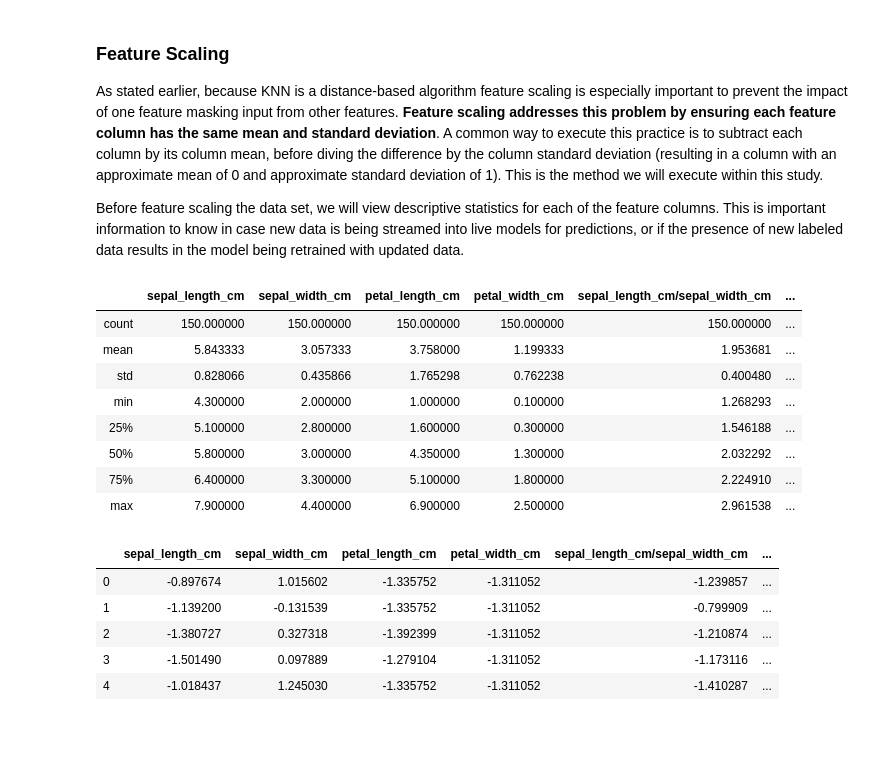
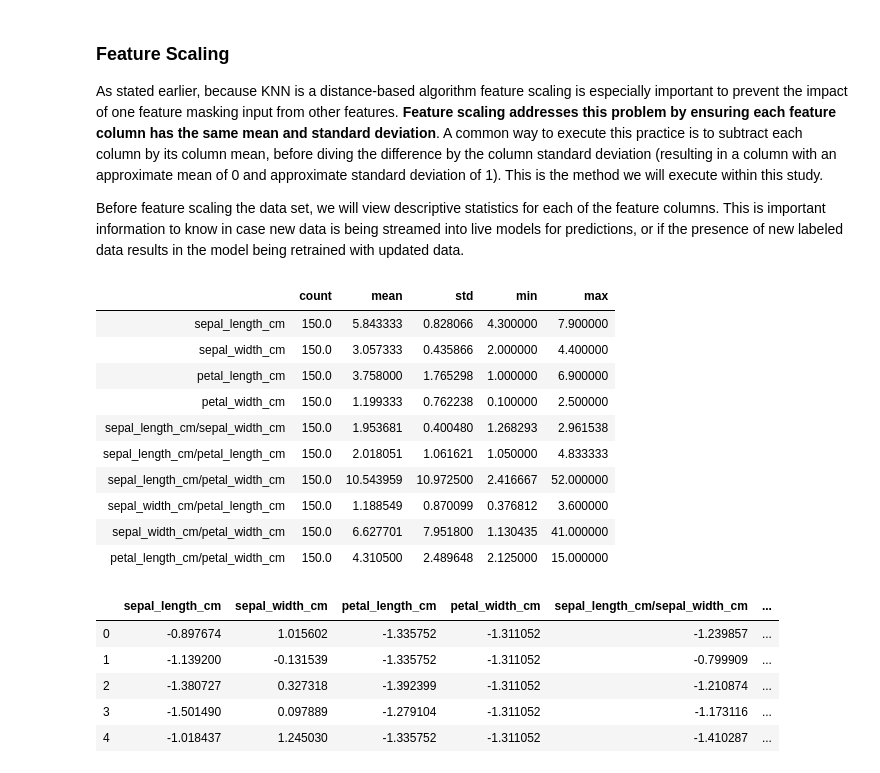
Before and after one commit to Amitg4/KNN_ModelValidation, a Jupyter notebook: KNN From Scratch, OOP.ipynb, the cells around one changed output. Saved outputs shown, nothing was run; the diff lists cells and outputs as text; code cells hidden in the pictures; blank space fills up the shorter version.

```diff
--- a/KNN From Scratch, OOP.ipynb
+++ b/KNN From Scratch, OOP.ipynb
@@ -783,18 +725,20 @@ iris.head()
 As stated earlier, because KNN is a distance-based algorithm feature scaling is especially important to prevent the impact of one feature masking input from other features. **Feature scaling addresses this problem by ensuring each feature column has the same mean and standard deviation**. A common way to execute this practice is to subtract each column by its column mean, before diving the difference by the column standard deviation (resulting in a column with an approximate mean of 0 and approximate standard deviation of 1). This is the method we will execute within this study.
 
 Before feature scaling the data set, we will view descriptive statistics for each of the feature columns. This is important information to know in case new data is being streamed into live models for predictions, or if the presence of new labeled data results in the model being retrained with updated data.
-# %%
-iris.describe()
-# %% [output]
-|  | sepal_length_cm | sepal_width_cm | petal_length_cm | petal_width_cm | sepal_length_cm/sepal_width_cm | ... |
-| count | 150.000000 | 150.000000 | 150.000000 | 150.000000 | 150.000000 | ... |
-| mean | 5.843333 | 3.057333 | 3.758000 | 1.199333 | 1.953681 | ... |
-| std | 0.828066 | 0.435866 | 1.765298 | 0.762238 | 0.400480 | ... |
-| min | 4.300000 | 2.000000 | 1.000000 | 0.100000 | 1.268293 | ... |
-| 25% | 5.100000 | 2.800000 | 1.600000 | 0.300000 | 1.546188 | ... |
-| 50% | 5.800000 | 3.000000 | 4.350000 | 1.300000 | 2.032292 | ... |
-| 75% | 6.400000 | 3.300000 | 5.100000 | 1.800000 | 2.224910 | ... |
-| max | 7.900000 | 4.400000 | 6.900000 | 2.500000 | 2.961538 | ... |
+# %%
+iris.describe().iloc[[0,1,2,3,7]].transpose()
+# %% [output]
+|  | count | mean | std | min | max |
+| sepal_length_cm | 150.0 | 5.843333 | 0.828066 | 4.300000 | 7.900000 |
+| sepal_width_cm | 150.0 | 3.057333 | 0.435866 | 2.000000 | 4.400000 |
+| petal_length_cm | 150.0 | 3.758000 | 1.765298 | 1.000000 | 6.900000 |
+| petal_width_cm | 150.0 | 1.199333 | 0.762238 | 0.100000 | 2.500000 |
+| sepal_length_cm/sepal_width_cm | 150.0 | 1.953681 | 0.400480 | 1.268293 | 2.961538 |
+| sepal_length_cm/petal_length_cm | 150.0 | 2.018051 | 1.061621 | 1.050000 | 4.833333 |
+| sepal_length_cm/petal_width_cm | 150.0 | 10.543959 | 10.972500 | 2.416667 | 52.000000 |
+| sepal_width_cm/petal_length_cm | 150.0 | 1.188549 | 0.870099 | 0.376812 | 3.600000 |
+| sepal_width_cm/petal_width_cm | 150.0 | 6.627701 | 7.951800 | 1.130435 | 41.000000 |
+| petal_length_cm/petal_width_cm | 150.0 | 4.310500 | 2.489648 | 2.125000 | 15.000000 |
 # %%
 #FEATURE SCALING THE DATA
 for cols in iris.columns[:-1]:
```
Also changed, not shown: parts of 11 cells of this notebook, 1 other file.
